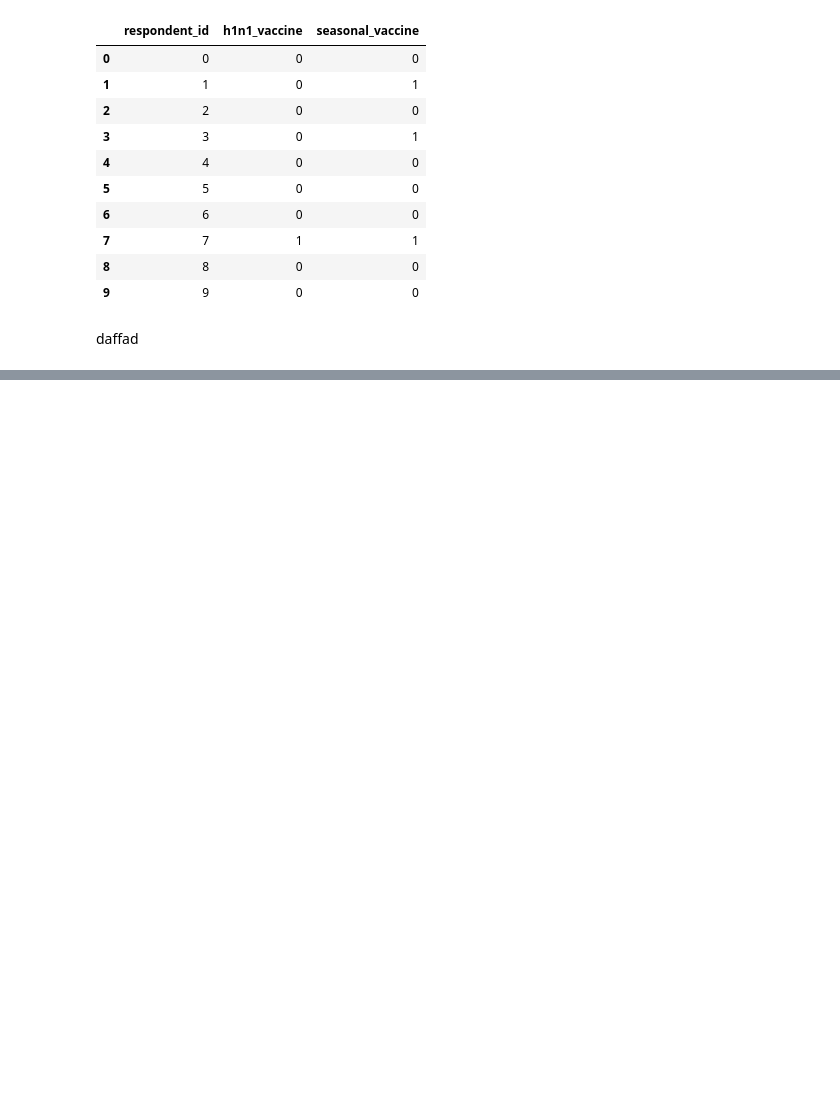
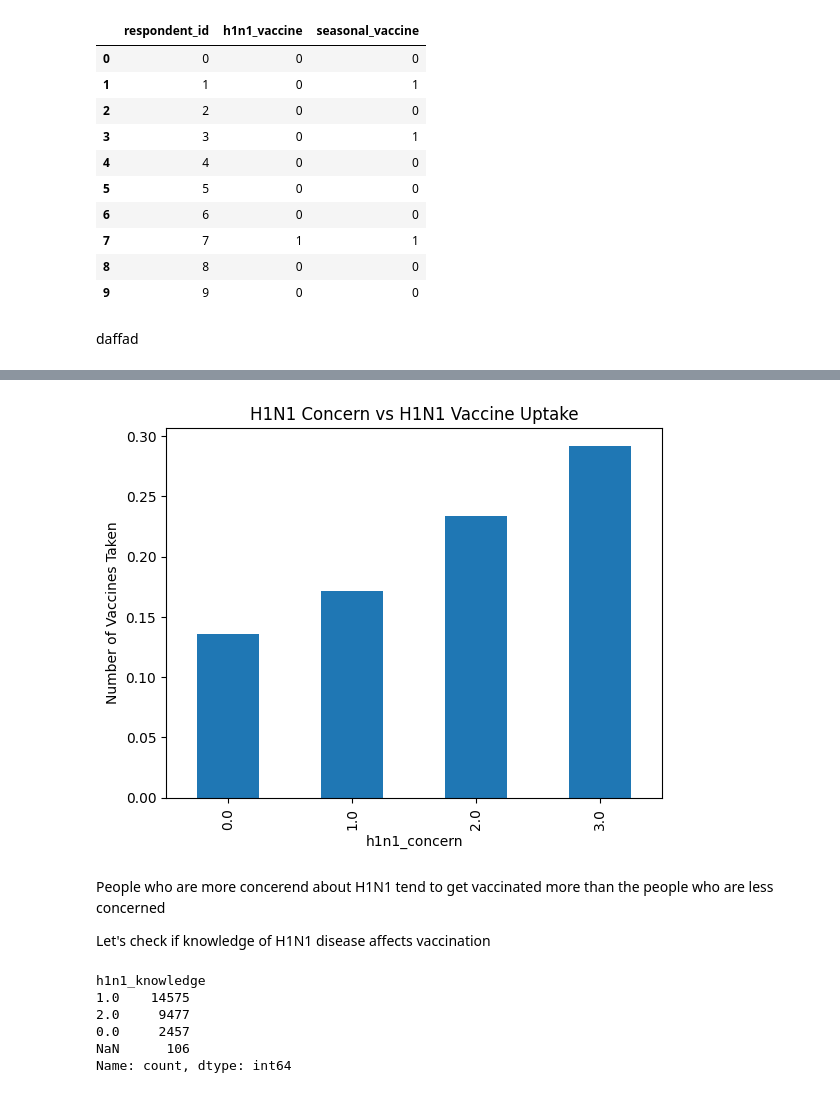
Before and after one commit to ANkanja/Vaccination_Classification, a Jupyter notebook: index.ipynb, the cells around one changed output, grey strips where cells are left out. Saved outputs shown, nothing was run; the diff lists cells and outputs as text; code cells hidden in the pictures; blank space fills up the shorter version.

Commit message:
Data understanding

```diff
--- a/index.ipynb
+++ b/index.ipynb
@@ -8,11 +8,13 @@ import matplotlib.pyplot as plt
 import seaborn as sns
 
 # Call the dataset
-df = pd.read_csv('data/training_set_features.csv')
+train_features = pd.read_csv('data/training_set_features.csv')
 train_labels = pd.read_csv('data/training_set_labels.csv')
 test_features = pd.read_csv('data/test_set_features.csv')
 test_labels = pd.read_csv('data/submission_format.csv')
 
+df = train_features.merge(train_labels, on='respondent_id')
+
 df.info()
 # %% [output]
 <class 'pandas.core.frame.DataFrame'>
@@ -123,0 +126,6 @@ df.describe(include='all')
+# %%
+#First lets create a copy of the dataframe
+df_copy = df.copy()
+
+### Lets start working on each column
+df_copy['h1n1_concern'].value_counts(dropna=False)
@@ -123,0 +140,25 @@ df.describe(include='all')
+# %%
+# Handle missing values in 'h1n1_concern' by dropping rows with NaN values
+# because the number of missing values is relatively small(Only 92(0.3%))
+
+df_copy = df_copy.dropna(subset=['h1n1_concern'])
+# %%
+df_copy.groupby('h1n1_concern')['h1n1_vaccine'].mean().plot(kind='bar')
+plt.title('H1N1 Concern vs H1N1 Vaccine Uptake')
+plt.ylabel('Number of Vaccines Taken')
+plt.show()
+# %% [output]
+[figure, added]
+# %% [markdown]
+People who are more concerend about H1N1 tend to get vaccinated more than the people who are less concerned
+
+Let's check if knowledge of H1N1 disease affects vaccination
+# %%
+df_copy['h1n1_knowledge'].value_counts(dropna=False)
+# %% [output]
+h1n1_knowledge
+1.0    14575
+2.0     9477
+0.0     2457
+NaN      106
+Name: count, dtype: int64
```
Also changed, not shown: parts of 10 cells of this notebook.
